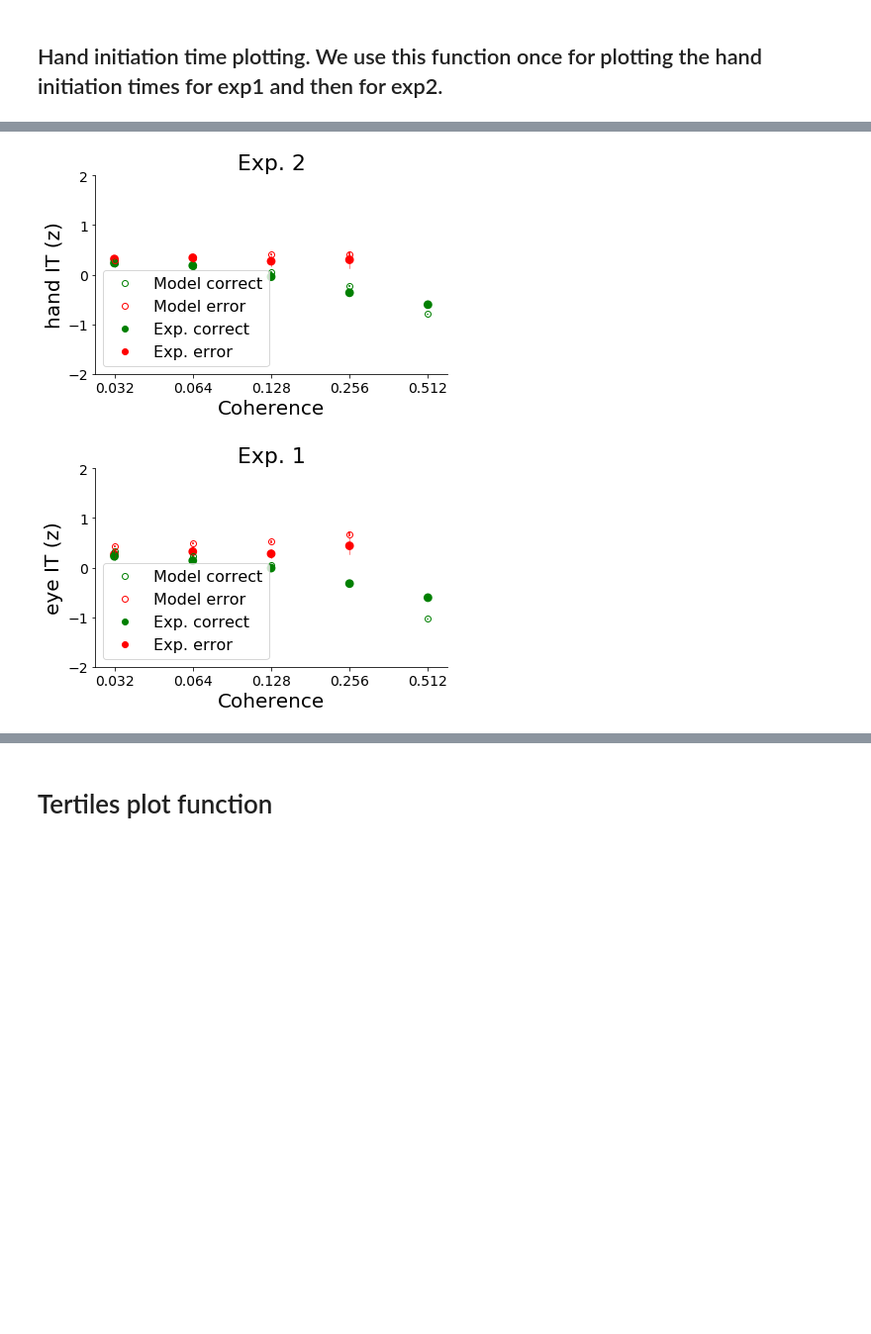
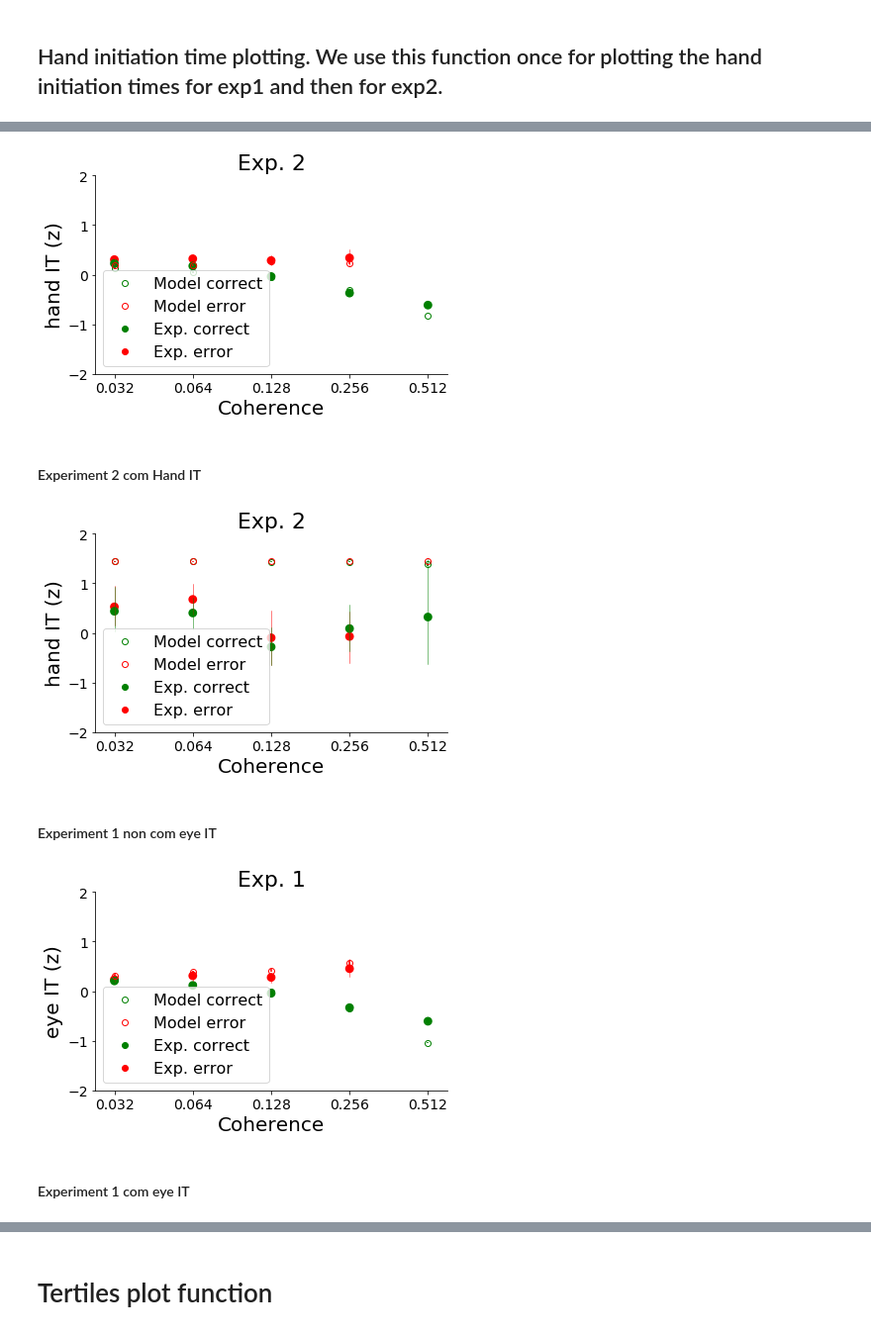
Before and after one commit to nidstigator/com_fixed_duration, a Jupyter notebook: plotting_code/python/results_notebook.ipynb, the cells around one changed output, grey strips where cells are left out. Shown: that part at 99% size. Drawn from its saved outputs; the diff is of its cells as text; code cells hidden in the pictures; blank space fills up the shorter version.

```diff
--- a/plotting_code/python/results_notebook.ipynb
+++ b/plotting_code/python/results_notebook.ipynb
@@ -405,8 +425,18 @@ plot_var_exp_model(choices_1, 'Exp. 1', 'mouse_IT_z')
 # %%
-plot_var_exp_model(choices_2, 'Exp. 2', 'mouse_IT_z')
+plot_var_exp_model(choices_2, 'Exp. 2', 'mouse_IT_z', False)
 # %% [output]
-[figure, old version]
+[figure, new version]
+# %% [markdown]
+#### Experiment 2  com Hand IT
+# %%
+plot_var_exp_model(choices_2, 'Exp. 2', 'mouse_IT_z', True)
+# %% [output]
+[figure, added]
+# %% [markdown]
+#### Experiment 1  non com eye IT
 # %%
-plot_var_exp_model(choices_1, 'Exp. 1', 'eye_IT_z')
+plot_var_exp_model(choices_1, 'Exp. 1', 'eye_IT_z', False)
 # %% [output]
-[figure, old version]
+[figure, new version]
+# %% [markdown]
+#### Experiment 1 com eye IT
```
Also changed, not shown: parts of 22 cells of this notebook, 27 other files.
